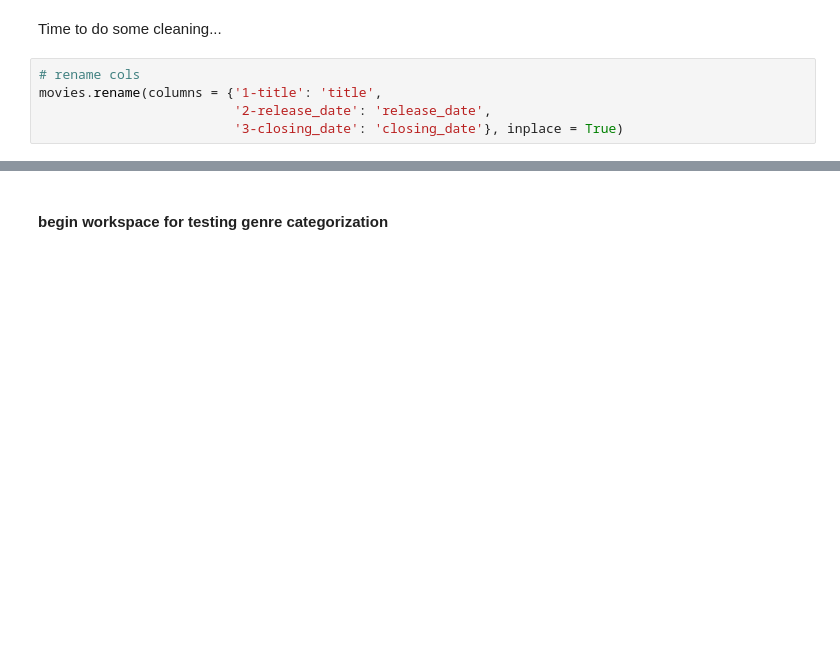
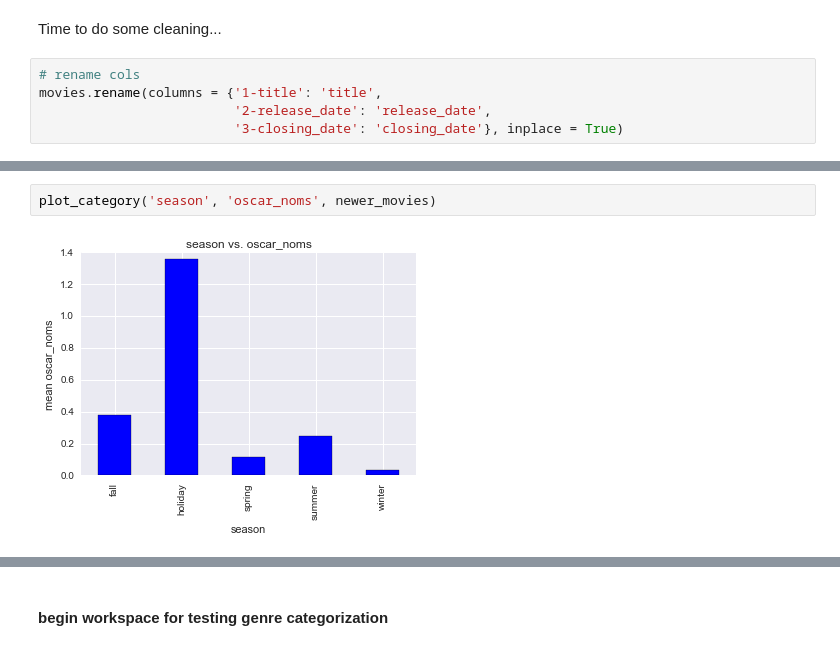
Before and after one commit to dianalam/movie-predictor, a Jupyter notebook: luther-analysis.ipynb, the cells around one changed output, grey strips where cells are left out. Cells and saved outputs as stored; diff of their text form; blank space fills up the shorter version.

```diff
--- a/luther-analysis.ipynb
+++ b/luther-analysis.ipynb
@@ -297,0 +288,4 @@ total
+# %%
+plot_category('season', 'oscar_noms', newer_movies)
+# %% [output]
+[figure, added]
```
Also changed, not shown: parts of 95 cells of this notebook.
